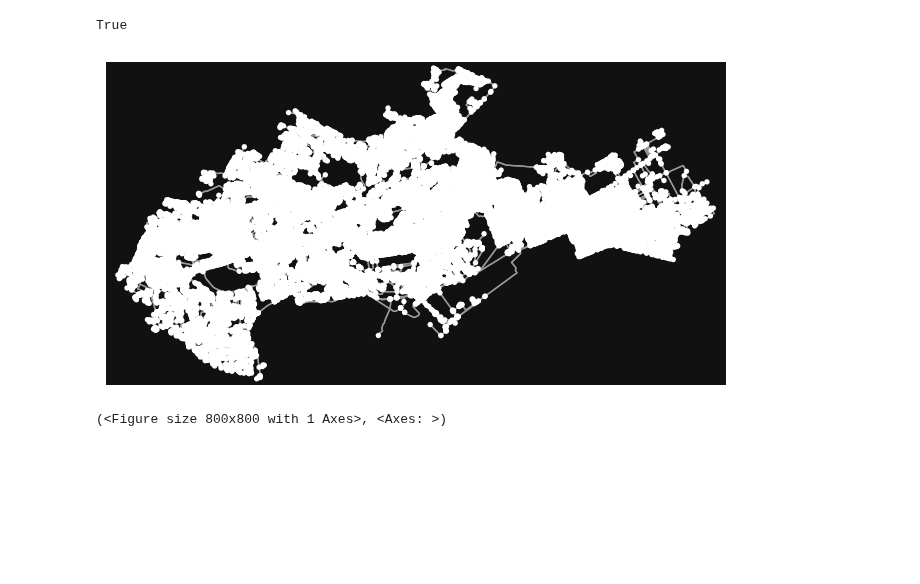
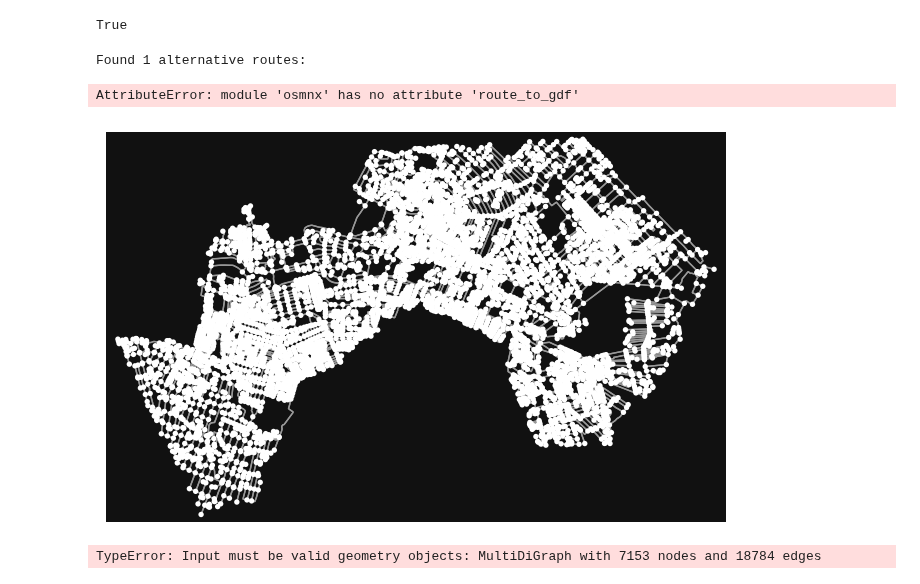
Before and after one commit to khaif-dev/Python-Spatial-Analysis, a Jupyter notebook: walkability/osmnx.ipynb, the cells around one changed output. Drawn from its saved outputs; the diff is of its cells as text; code cells hidden in the pictures; blank space fills up the shorter version.

Commit message:
shortest route and buffer

```diff
--- a/walkability/osmnx.ipynb
+++ b/walkability/osmnx.ipynb
@@ -135,8 +135,47 @@ geom.head()
 [figure]
 True
 # %%
+
+# adding speed to graph
 G = ox.graph_from_place('Nairobi', network_type = 'drive')
-ox.plot_graph(G)
+G = ox.project_graph(G)
+# ox.projection.is_projected(G_proj.graph["crs"])
+nodes, edges = ox.graph_to_gdfs(G)
+# print(edges)
+
+# add speed and travel time to graph
+ox.routing.add_edge_speeds(G, fallback = 50)
+ox.routing.add_edge_travel_times(G)
+
+# finding the fastest paths
+y1 = -1.2844868658954904
+x1 = 36.82576311680059
+y2 = -1.3292557342262132
+x2 = 36.68092964236497
+
+orig = ox.distance.nearest_nodes(G, X=x1, Y=y1)
+dest = ox.distance.nearest_nodes(G, X=x2, Y=y2)
+
+routes = list(
+    ox.routing.k_shortest_paths(G, orig, dest, k=3, weight='travel_time')
+)
+
+print(f"\nFound {len(routes)} alternative routes:")
+
+# find the fastest route
+# path_fastest = ox.route_to_gdf(G, routes)
+
+# # find a shortest route by length
+# # route = ox.routing.shortest_path(G, orig, dest, weight='length')
 # %% [output]
-[figure, removed]
-(<Figure size 800x800 with 1 Axes>, <Axes: >)
+Found 1 alternative routes:
+AttributeError: module 'osmnx' has no attribute 'route_to_gdf'
+# %%
+# buffer a geom
+gdf = gpd.read_file('Nakuru.shp')
+G = ox.graph_from_polygon(gdf['geometry'][0], network_type='drive')
+ox.plot_graph(G)
+ox.utils_geo.buffer_geometry(G, 5000)
+# %% [output]
+[figure, added]
+TypeError: Input must be valid geometry objects: MultiDiGraph with 7153 nodes and 18784 edges
```
Also changed, not shown: parts of 1 cell of this notebook.
